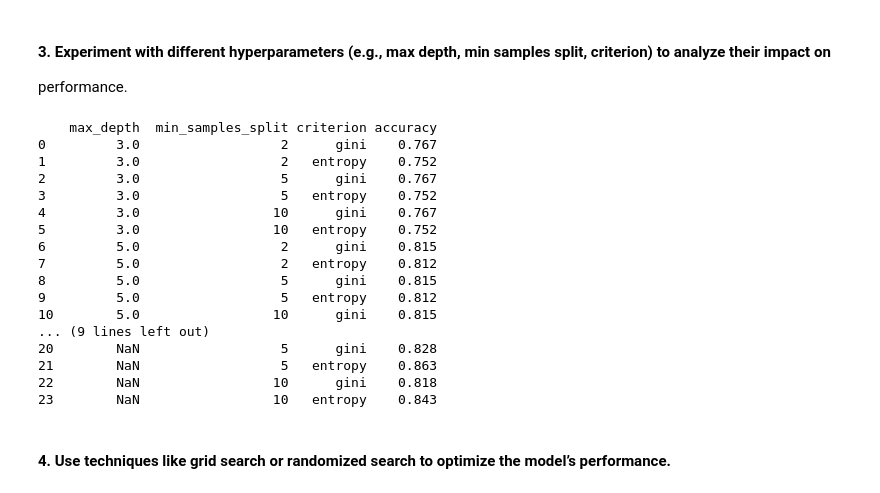
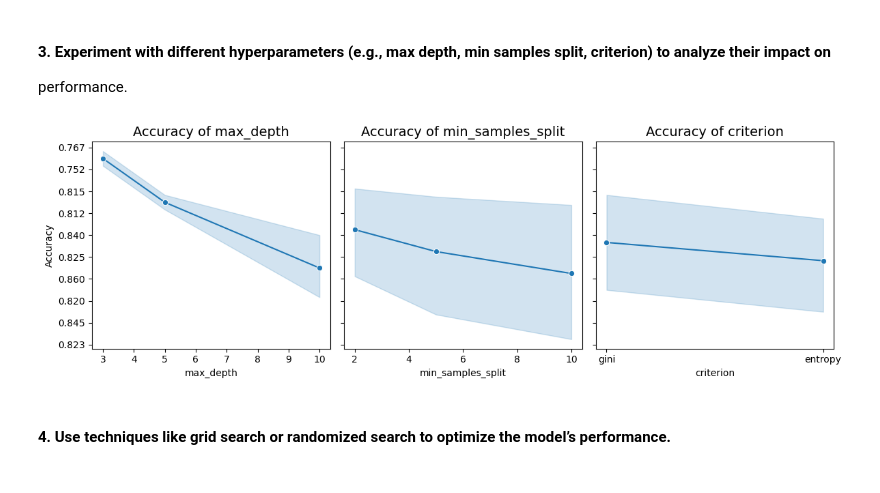
Before and after one commit to ahmadtarig/machine_learning_project, a Jupyter notebook: code.ipynb, the cells around one changed output. Drawn from its saved outputs; the diff is of its cells as text; code cells hidden in the pictures.

```diff
--- a/code.ipynb
+++ b/code.ipynb
@@ -627,7 +633,7 @@ decision_tree_scores = {
 }
 
 # Initialize a dictionary to store the results
-output = {
+decision_tree_output = {
     'max_depth': [],
     'min_samples_split': [],
     'criterion': [],
@@ -656,38 +662,39 @@ for max_depth in param_grid['max_depth']:
             accuracy = accuracy_score(y_test, y_predict)
 
             # Append the results to the output dictionary
-            output['max_depth'].append(max_depth)
-            output['min_samples_split'].append(min_samples_split)
-            output['criterion'].append(criterion)
-            output['accuracy'].append(f"{accuracy:.3f}")  # Format accuracy to 3 decimal places
+            decision_tree_output['max_depth'].append(max_depth)
+            decision_tree_output['min_samples_split'].append(min_samples_split)
+            decision_tree_output['criterion'].append(criterion)
+            decision_tree_output['accuracy'].append(f"{accuracy:.3f}")  # Format accuracy to 3 decimal places
 
             decision_tree_scores.get('accuracy_scores').append(accuracy)
             decision_tree_scores.get('f1_scores').append(f1_score(by_test, by_predict))
             decision_tree_scores.get('recall_scores').append(recall_score(by_test, by_predict))
 
 # Convert the output dictionary into a DataFrame for easier analysis
-output_df = pd.DataFrame(output)
-
-# Display the results
-print(output_df)
+decision_tree_output_df = pd.DataFrame(decision_tree_output)
-# %% [output]
-    max_depth  min_samples_split criterion accuracy
-0         3.0                  2      gini    0.767
-1         3.0                  2   entropy    0.752
-2         3.0                  5      gini    0.767
-3         3.0                  5   entropy    0.752
-4         3.0                 10      gini    0.767
-5         3.0                 10   entropy    0.752
-6         5.0                  2      gini    0.815
-7         5.0                  2   entropy    0.812
-8         5.0                  5      gini    0.815
-9         5.0                  5   entropy    0.812
-10        5.0                 10      gini    0.815
-... (9 lines left out)
-20        NaN                  5      gini    0.828
-21        NaN                  5   entropy    0.863
-22        NaN                 10      gini    0.818
-23        NaN                 10   entropy    0.843
+# %%
+# Columns to plot against accuracy (excluding 'accuracy')
+columns_to_plot = decision_tree_output_df.columns.drop('accuracy')
+
+num_columns = len(columns_to_plot)
+fig, axes = plt.subplots(1, 3, figsize=(12, 4), sharey=True)
+
+# Flatten axes array to iterate over them easily
+axes = axes.flatten()
+
+# Iterate over each column to plot
+for i, column in enumerate(columns_to_plot):
+    sns.lineplot(x=decision_tree_output_df[column], y=decision_tree_output_df['accuracy'], marker='o', ax=axes[i])
+    axes[i].set_title(f'Accuracy of {column}', fontsize=14)
+    axes[i].set_xlabel(column)
+    axes[i].set_ylabel('Accuracy')
+
+# Adjust layout
+plt.tight_layout()
+plt.show()
+# %% [output]
+[figure, added]
 # %% [markdown]
 #### 4. Use techniques like grid search or randomized search to optimize the model’s performance.
 # %%
```
Also changed, not shown: parts of 5 cells of this notebook.
